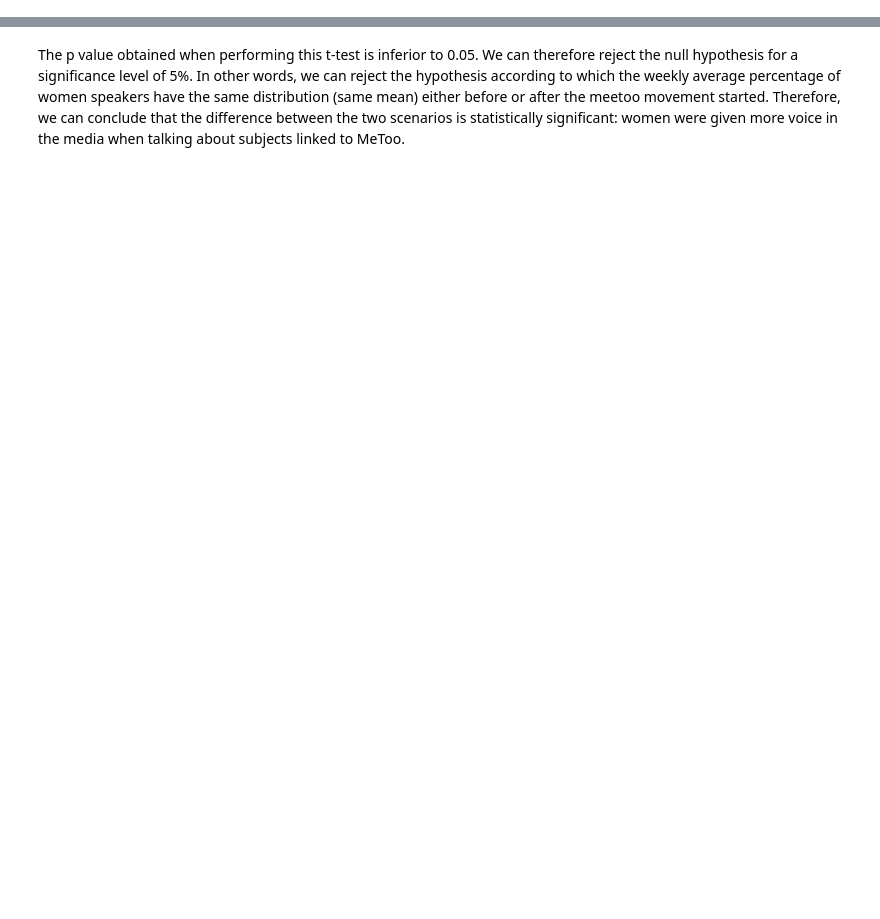
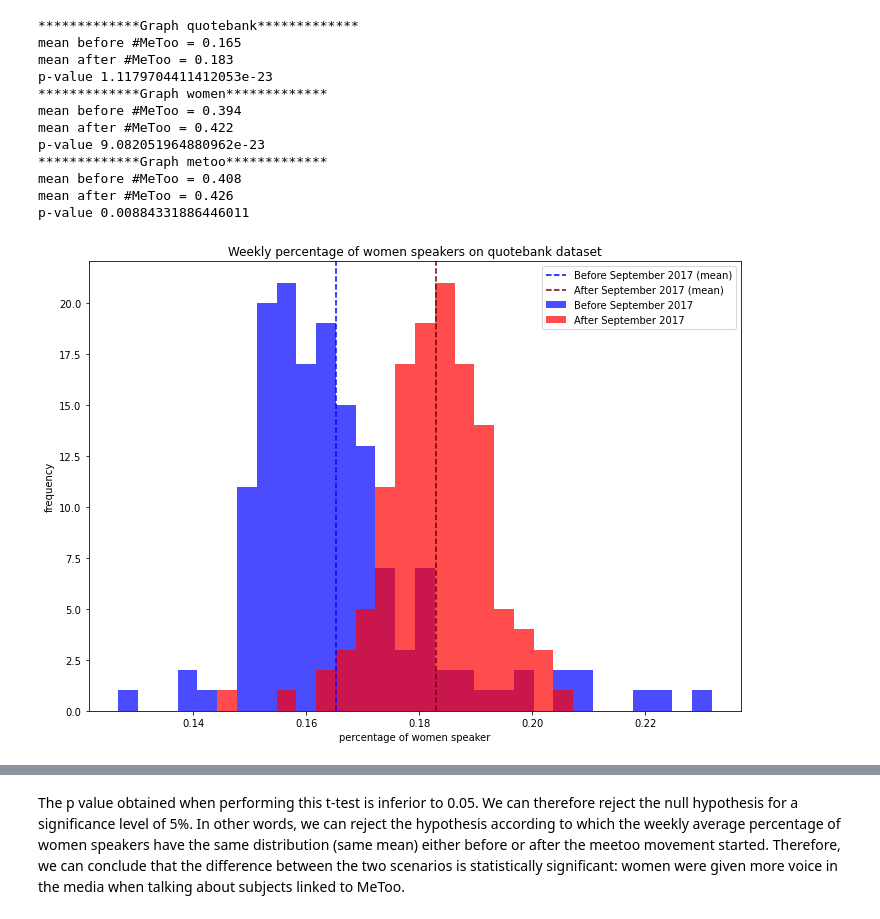
Before and after one commit to epfl-ada/ada-2021-project-adacadabras, a Jupyter notebook: percentage.ipynb, the cells around one changed output, grey strips where cells are left out. Cells and saved outputs as stored; diff of their text form; code cells hidden in the pictures; blank space fills up the shorter version.

```diff
--- a/percentage.ipynb
+++ b/percentage.ipynb
@@ -25,19 +0,0 @@ import json
-# %%
-def plot_distrib(df_weekly_all, dataset):
-    #before meetoo is from 2015 (0) to september 2017 (week 152)
-    percent_b4_metoo = df_weekly_all.iloc[0:152].percent_women
-    #after meetoo is from september 2017 till 2020
-    percent_post_metoo = df_weekly_all.iloc[152:].percent_women
-
-    #plots
-    plt.figure(figsize=(11.7,8.27))
-    _, bins_, _ = plt.hist(percent_b4_metoo, bins=30, fc=(0, 0, 1, 0.7))
-    plt.hist(percent_post_metoo, bins=bins_, fc=(1, 0, 0, 0.7))
-    plt.axvline(x=percent_b4_metoo.mean(), ls='--',c=(0,0,1,1))
-    plt.axvline(x=percent_post_metoo.mean(), ls='--',c=(0.5,0,0,1))
-    plt.legend(['Before September 2017 (mean)', 'After September 2017 (mean)', 'Before September 2017 (mean)', 'After September 2017'])
-    plt.title(f'Weekly percentage of women speakers on {dataset} dataset')
-    plt.ylabel('frequency')
-    plt.xlabel('percentage of women speaker')
-    print(percent_b4_metoo.mean(), percent_post_metoo.mean())
-    print(f'The p-value for the {dataset} dataset is {stats.ttest_ind(percent_b4_metoo, percent_post_metoo, nan_policy="omit").pvalue}')
@@ -122,36 +12,51 @@ for dataset in datasets:
        #reset frames
        frames = []
        for year in years:
 
               if dataset == 'quotebank':
                      QUOTES_FILE = PATH_DATA + dataset + f'/{year}_count.csv'
                      df_weekly_count = pd.read_csv(QUOTES_FILE, index_col=0)
+                     df_weekly_count.drop(df_weekly_count.index[-1], inplace=True)
               else:
                      QUOTES_FILE = PATH_DATA + dataset + f'/quotes-{year}-filtered_weekly_count.json.bz2'
-                     #load the weekly count
-                     #print(f'Processing {year}')
                      df_weekly_count = pd.read_json(QUOTES_FILE, lines=True, compression='bz2', typ='frame')
-                     #print(df_weekly_count.shape)
+                     df_weekly_count.drop(df_weekly_count.index[-1], inplace=True)
+                     df_weekly_count.drop(df_weekly_count.index[-1], inplace=True)
 
               #remove useless columns (only keeping male and female count)
               useless_columns = list(df_weekly_count.columns)
               useless_columns.remove('male')
               useless_columns.remove('female')
               df_weekly_count.drop(useless_columns, axis=1, inplace=True)
-
 
               #adding the percentage of women column
               df_weekly_count['male_female'] = df_weekly_count.male + df_weekly_count.female
               df_weekly_count['percent_women'] = df_weekly_count.female/df_weekly_count.male_female
               df_weekly_count.dropna(inplace=True)
 
               frames.append(df_weekly_count)
 
        #create a df with all the weeks from 2015 to 2020
        df_weekly_all = pd.concat(frames)
        df_weekly_all.reset_index(inplace=True)
        df_weekly_all['date'] = pd.date_range(start='1/1/2015', periods=len(df_weekly_all), freq='W')
        #plot the distributions of weekly women percentage
-       #plot_distrib(df_weekly_all, dataset)
+       plot_distrib(df_weekly_all, dataset)
        DF.append(df_weekly_all)
-plotly_distrib(DF, datasets=datasets)
+
+#Uncommenting this function will plot the percentage of women from 2015 to 2020
+#plotly_distrib(DF, datasets=datasets)
+# %% [output]
+*************Graph quotebank*************
+mean before #MeToo = 0.165
+mean after #MeToo = 0.183
+p-value 1.1179704411412053e-23
+*************Graph women*************
+mean before #MeToo = 0.394
+mean after #MeToo = 0.422
+p-value 9.082051964880962e-23
+*************Graph metoo*************
+mean before #MeToo = 0.408
+mean after #MeToo = 0.426
+p-value 0.00884331886446011
+[figure, added]
```
Also changed, not shown: parts of 4 cells of this notebook, 8 other files.
